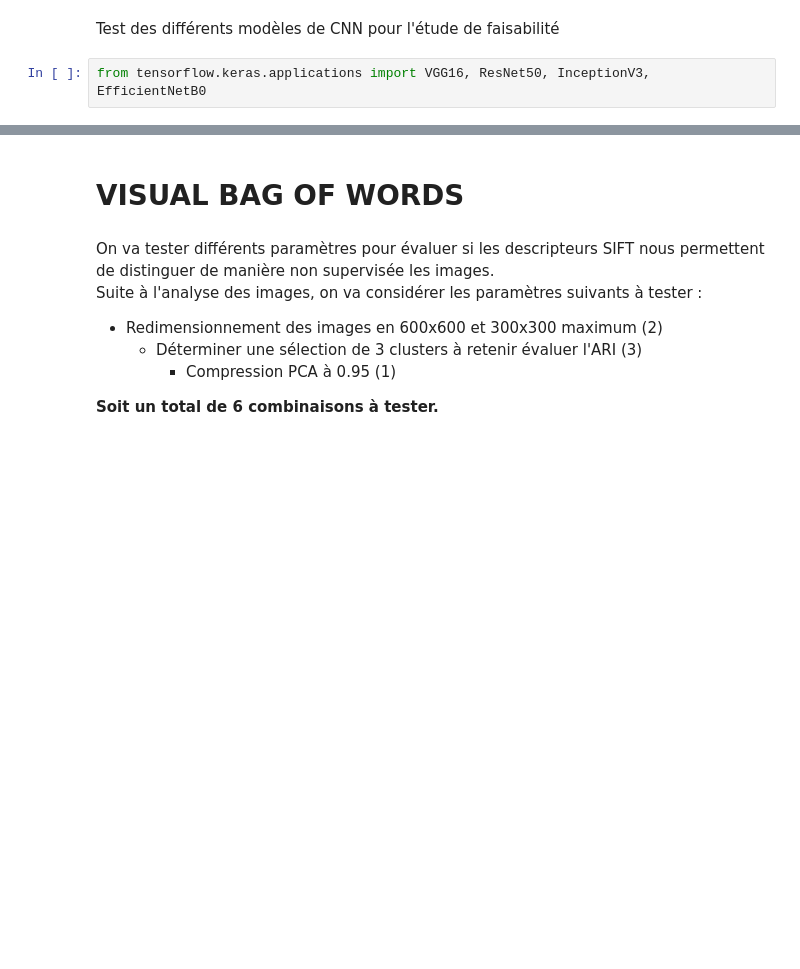
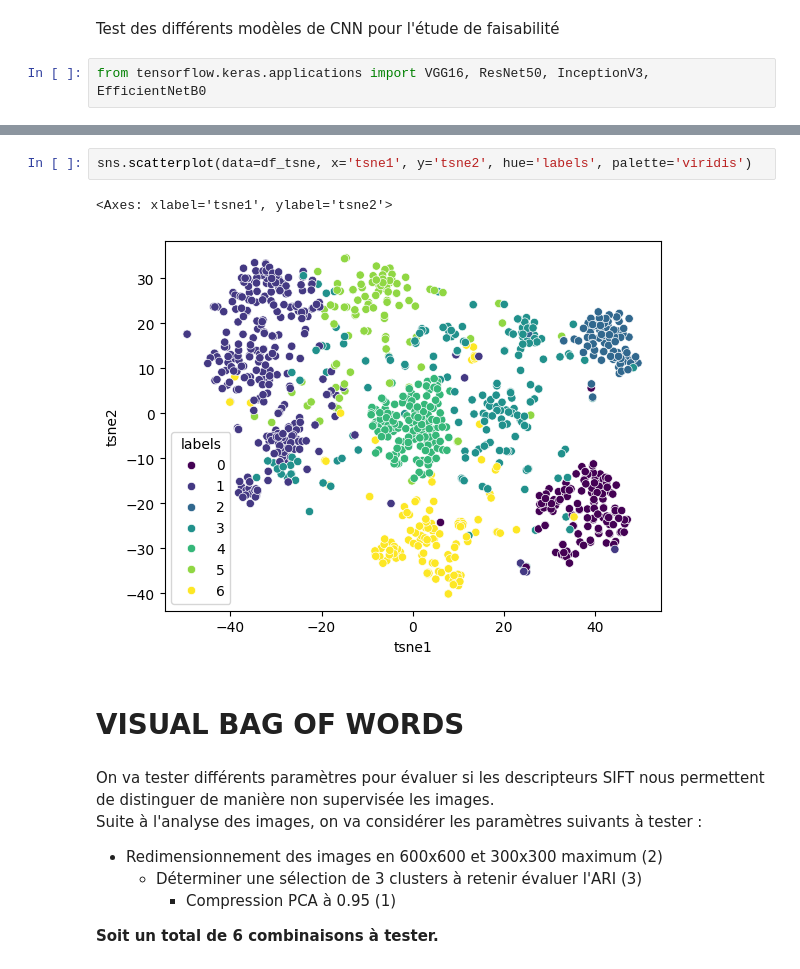
Before and after one commit to Hedredo/oc_projet_6, a Jupyter notebook: vision.ipynb, the cells around one changed output, grey strips where cells are left out. Cells and saved outputs as stored; diff of their text form; blank space fills up the shorter version.

```diff
--- a/vision.ipynb
+++ b/vision.ipynb
@@ -591,3 +260,8 @@ vgg16.compile(
+# %%
+sns.scatterplot(data=df_tsne, x='tsne1', y='tsne2', hue='labels', palette='viridis')
+# %% [output]
+<Axes: xlabel='tsne1', ylabel='tsne2'>
+[figure, added]
 # %% [markdown]
 # VISUAL BAG OF WORDS
 # %% [markdown]
```
Also changed, not shown: parts of 71 cells of this notebook, 2 other files.
